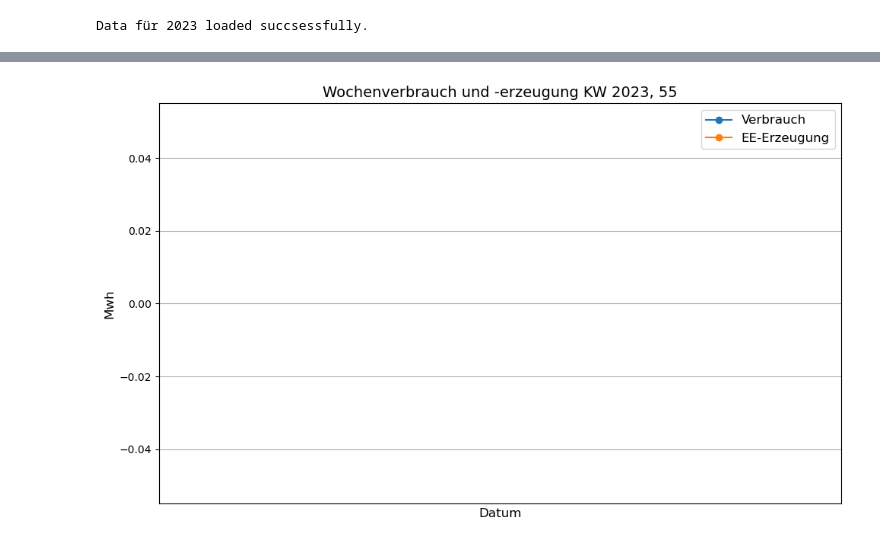
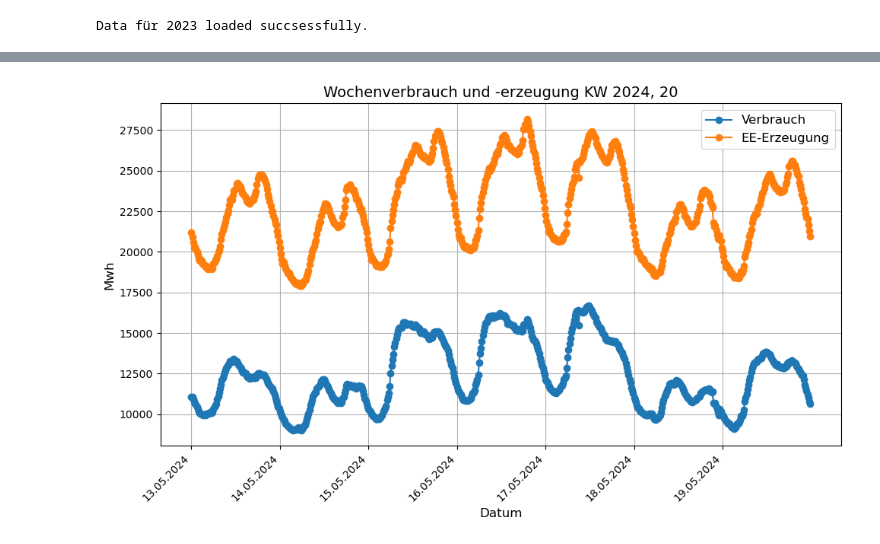
Before and after one commit to Gregor1998/Klimaneutral-20245, a Jupyter notebook: lastprofile.ipynb, the cells around one changed output, grey strips where cells are left out. Saved outputs shown, nothing was run; the diff lists cells and outputs as text; code cells hidden in the pictures.

```diff
--- a/lastprofile.ipynb
+++ b/lastprofile.ipynb
@@ -1,14 +1,28 @@
 # %%
 import pandas as pd
-from utils.calculateConsumption import calculateConsumption, getConsumptionYear
+from utils.addTimeInformation import addTimeInformation
+#from utils.calculateConsumption import calculateConsumption, getConsumptionYear
 from utils.plotWeekDiagram import plotWeekDiagramm, create_week_comparison
 from utils.read_CSV import getData
-from utils.extraploation_class import Extrapolation, Extrapolation_Consumption
+from utils.extraploation_class import Extrapolation
 
 # VARIABLES
 consumption_development_rate = 1.045
 # VARIABLES END
 
+
+def calculateConsumption(consumption_development_rate):
+    directory_yearly_consumption = getData("Verbrauch")
+
+    for year in range(2024,2025):
+        prev_year_df =directory_yearly_consumption.get(year-1).copy()    #Kopie des Dataframe des letzten Jahres
+        extrapolated_data = Extrapolation(prev_year_df, year, None, None, None, consumption_development_rate)        #Erstellung eines neuen Objekts, mit einem DataFrame
+        directory_yearly_consumption[extrapolated_data.year]= extrapolated_data.df   #DataFrame in das Erzeugungsverzeichnis gespeichert wird
+
+
+    return directory_yearly_consumption
+
+
 consumption_existing_years = calculateConsumption(consumption_development_rate)
 # %% [output]
 Data für 2023 loaded succsessfully.
@@ -25,13 +75,11 @@ lastprofile_dict = {
 
 
 
-
-
 def calculateConsumption_lastprofile(consumption_development_rate):
 
     directory_yearly_consumption = getData("Verbrauch")
 
-    for year in range(2024,2031):
+    for year in range(2024,2025):
         prev_year_df =directory_yearly_consumption.get(year-1).copy()    #Kopie des Dataframe des letzten Jahres
         extrapolated_data = Extrapolation_Consumption(prev_year_df, year, None, None, None, consumption_development_rate, lastprofile_dict)        #Erstellung eines neuen Objekts, mit einem DataFrame
         directory_yearly_consumption[extrapolated_data.year]= extrapolated_data.df   #DataFrame in das Erzeugungsverzeichnis gespeichert wird
@@ -44,8 +92,8 @@ consumption_existing_years_lastprofile = calculateConsumption_lastprofile(consum
 # %% [output]
 Data für 2023 loaded succsessfully.
 # %%
-selected_week = '50'
-selected_year = '2023'
+selected_week = '20'
+selected_year = '2024'
 
 
 
@@ -65,23 +113,14 @@ def get_weekly_consumption(consumption_data, selected_year, selected_week):
     return week_consumption_df
 
 
-
-
-
 # Verwende die Funktion für consumption_existing_years
 week_consumption_df = get_weekly_consumption(consumption_existing_years, selected_year, selected_week)
 
 # Verwende die Funktion für consumption_existing_years_lastprofile
 week_consumption_df_lp = get_weekly_consumption(consumption_existing_years_lastprofile, selected_year, selected_week)
 
-
-
-
-
-print(lastprofile_dict['workday'])
 print(week_consumption_df)
 print(week_consumption_df_lp)
-
 
 # didirectory_yearly_generation and consumption_existing_years are dicitionaries
 
@@ -110 +146 @@ Index: []
-[figure, old version]
+[figure, new version]
```
Also changed, not shown: parts of 2 cells of this notebook, 3 other files.
